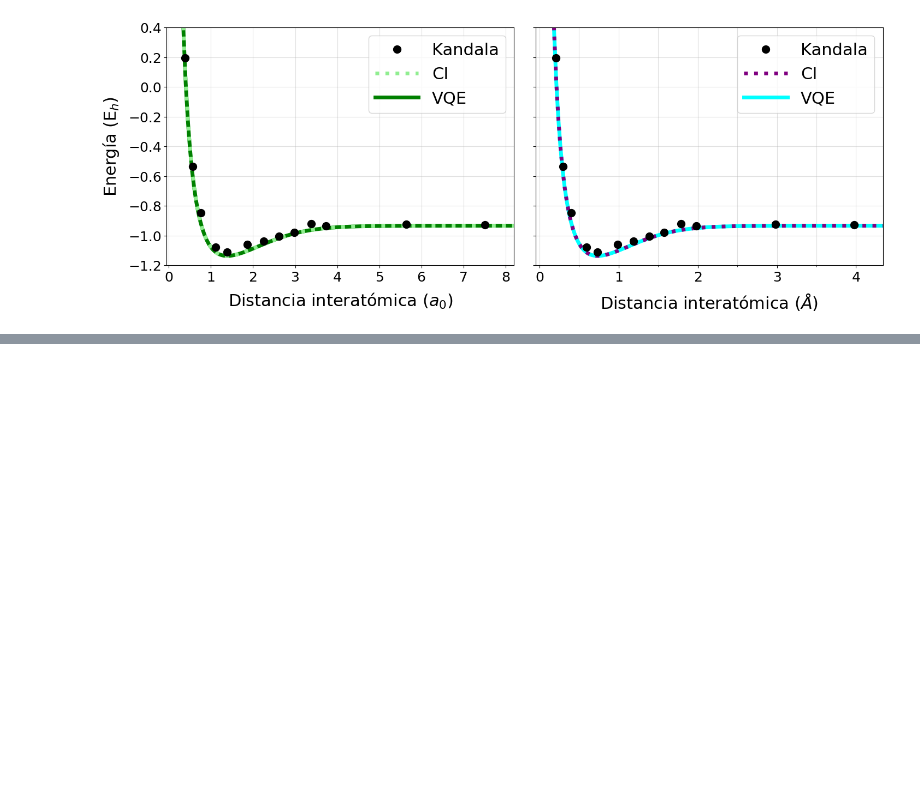
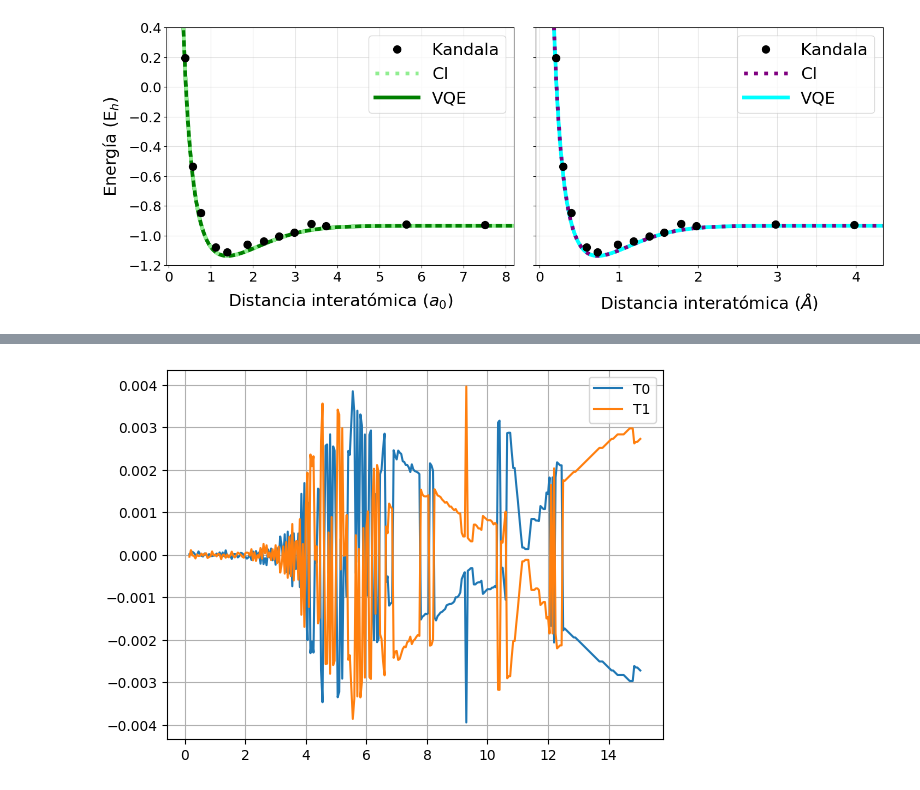
Before and after one commit to ro-sgr/tesis-licenciatura, a Jupyter notebook: (5) VQE.ipynb, the cells around one changed output, grey strips where cells are left out. Saved outputs shown, nothing was run; the diff lists cells and outputs as text; code cells hidden in the pictures; blank space fills up the shorter version.

```diff
--- a/(5) VQE.ipynb
+++ b/(5) VQE.ipynb
@@ -322,0 +255,9 @@ plt.show()
+# %%
+plt.plot(distancias, t0, label="T0")
+plt.plot(distancias, t1, label="T1")
+# plt.plot(distances, energia_VQE)
+plt.legend()
+plt.grid()
+plt.show()
+# %% [output]
+[figure, added]
```
Also changed, not shown: parts of 19 cells of this notebook, 22 other files.
